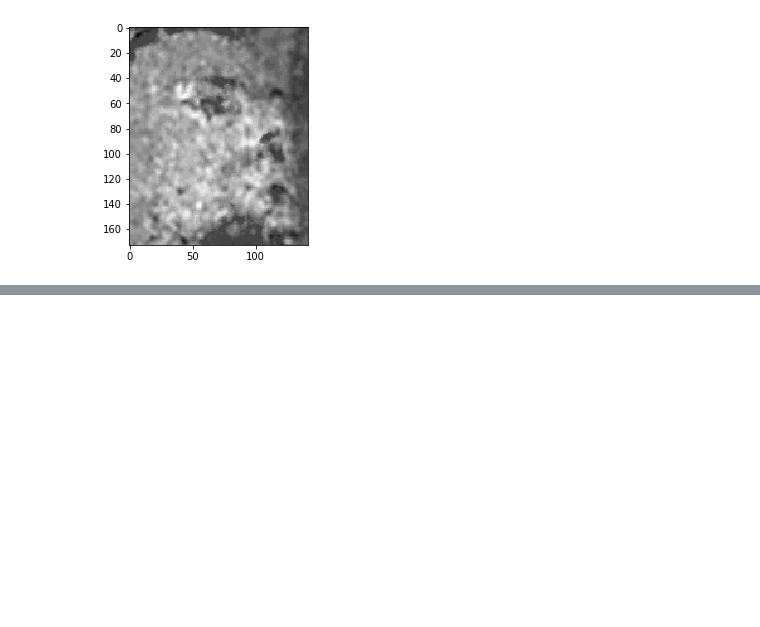
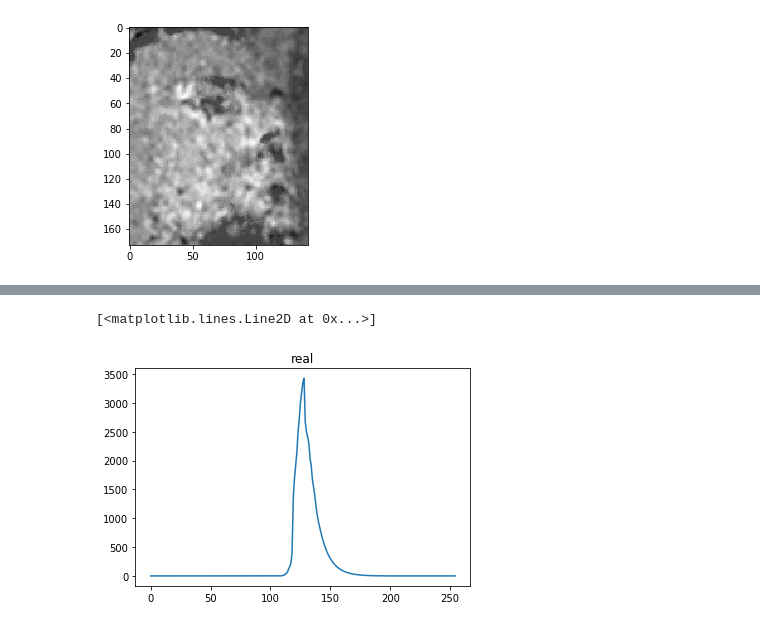
Before and after one commit to filipgrigorov/depth_scaling_experiments, a Jupyter notebook: explore_color_images.ipynb, the cells around one changed output, grey strips where cells are left out. Saved outputs shown, nothing was run; the diff lists cells and outputs as text; code cells hidden in the pictures; blank space fills up the shorter version.

```diff
--- a/explore_color_images.ipynb
+++ b/explore_color_images.ipynb
@@ -104,0 +147,9 @@ plt.imshow(hsv4, cmap='gray')
+# %%
+hist3 = compute_histogram(hsv3, 255)
+hist3 = smooth_out(hist3)
+
+plt.title('real')
+plt.plot(hist3)
+# %% [output]
+[<matplotlib.lines.Line2D at 0x...>]
+[figure, added]
```
Also changed, not shown: parts of 4 cells of this notebook.
